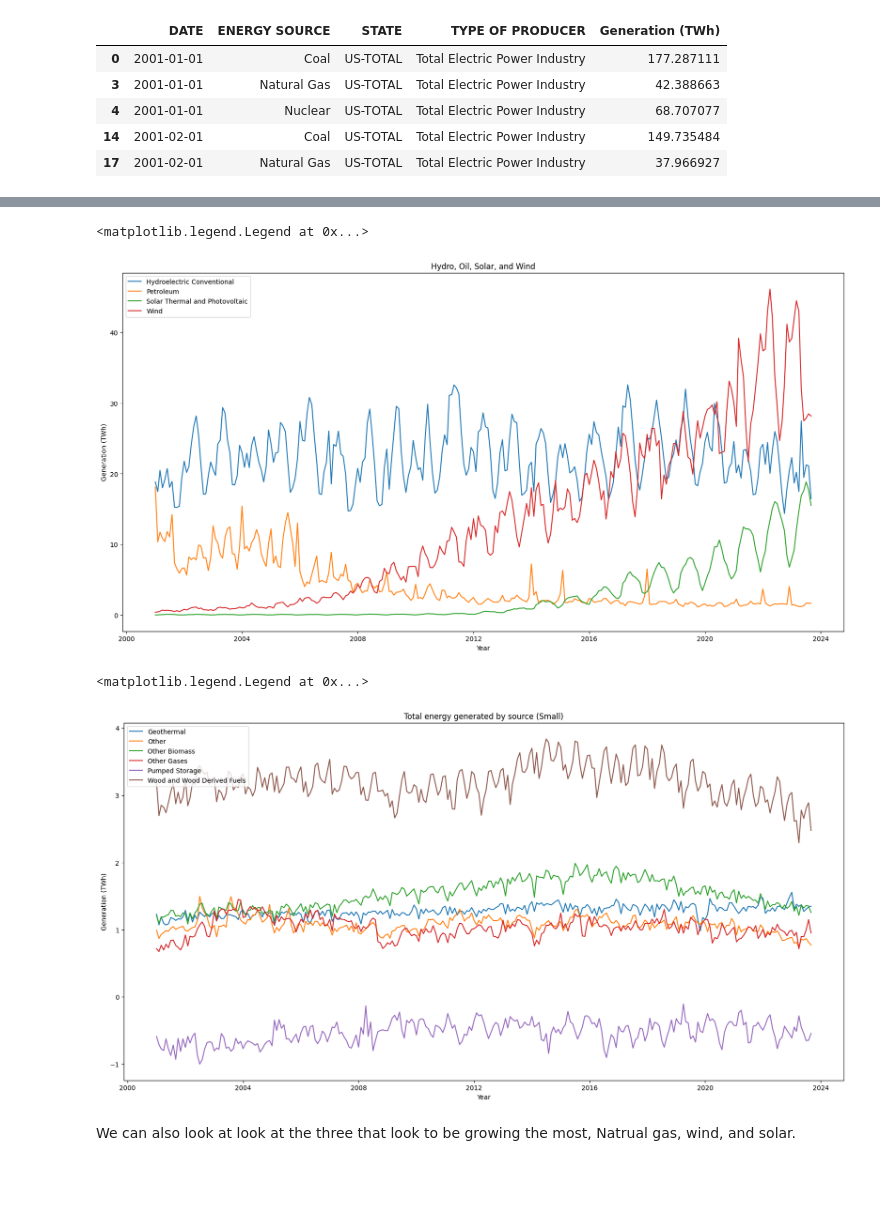
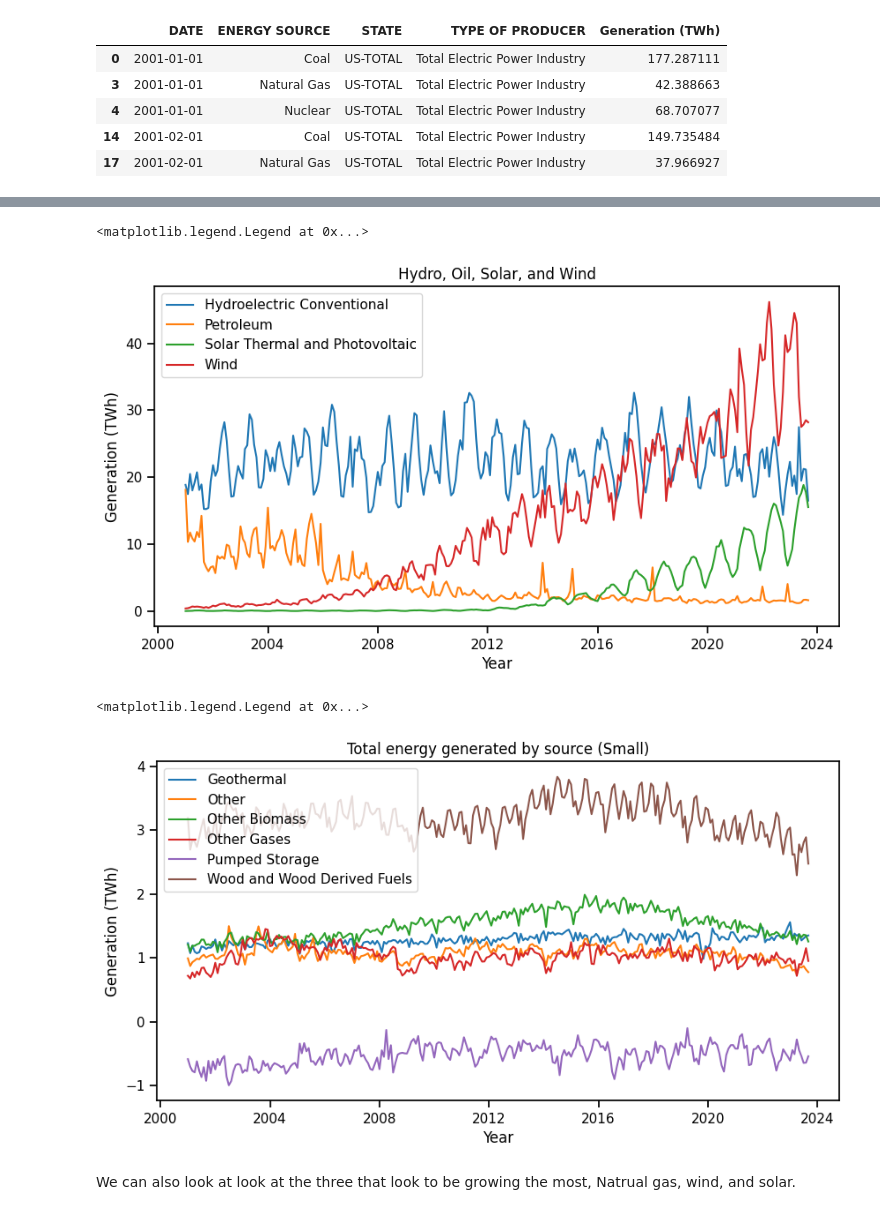
Before and after one commit to NickSordi/6505-Final-Project, a Jupyter notebook: EIA Analysis.ipynb, the cells around one changed output, grey strips where cells are left out. Drawn from its saved outputs; the diff is of its cells as text; code cells hidden in the pictures; blank space fills up the shorter version.

```diff
--- a/EIA Analysis.ipynb
+++ b/EIA Analysis.ipynb
@@ -410,22 +411,22 @@ plt.legend(loc='best')
 # %%
 snd_4 = ['Wind' ,'Hydroelectric Conventional', 'Solar Thermal and Photovoltaic', 'Petroleum']
 US_snd4=US_source[US_source['ENERGY SOURCE'].isin(snd_4)]
 
-plt.figure(figsize=(20,10))
+plt.figure(figsize=(10,5))
 sns.color_palette("viridis")
 sns.lineplot(data=US_snd4, x=US_snd4['DATE'] ,y=US_snd4['Generation (TWh)'],hue="ENERGY SOURCE")
 plt.title("Hydro, Oil, Solar, and Wind")
 plt.xlabel("Year")
 plt.legend(loc='best')
 # %% [output]
 <matplotlib.legend.Legend at 0x...>
-[figure, old version]
+[figure, new version]
 # %%
 bottom=['Other','Other Gases','Pumped Storage','Wood and Wood Derived Fuels'\
         ,'Other Biomass','Geothermal']
 US_bot=US_source[US_source['ENERGY SOURCE'].isin(bottom)]
 
-plt.figure(figsize=(20,10))
+plt.figure(figsize=(10,5))
 sns.color_palette("deep")
 sns.lineplot(data=US_bot, x=US_bot['DATE'] ,y=US_bot['Generation (TWh)'],hue="ENERGY SOURCE")
 plt.title("Total energy generated by source (Small)")
@@ -433,7 +434,7 @@ plt.xlabel("Year")
 plt.legend(loc='upper left')
 # %% [output]
 <matplotlib.legend.Legend at 0x...>
-[figure, old version]
+[figure, new version]
 # %% [markdown]
 We can also look at look at the three that look to be growing the most, Natrual gas, wind, and solar.
 # %%
```
Also changed, not shown: parts of 12 cells of this notebook.
